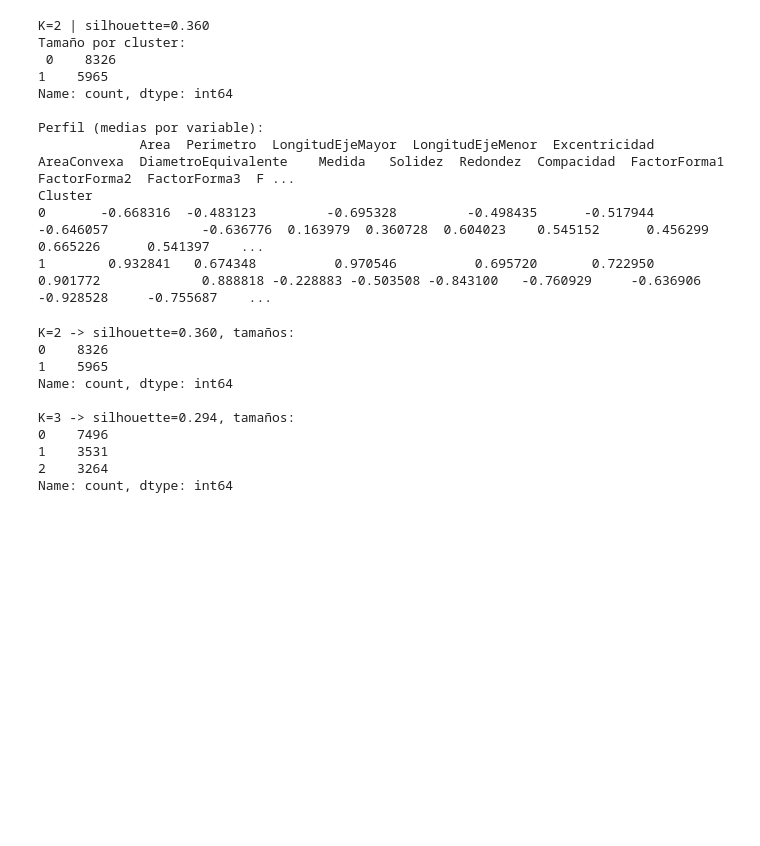
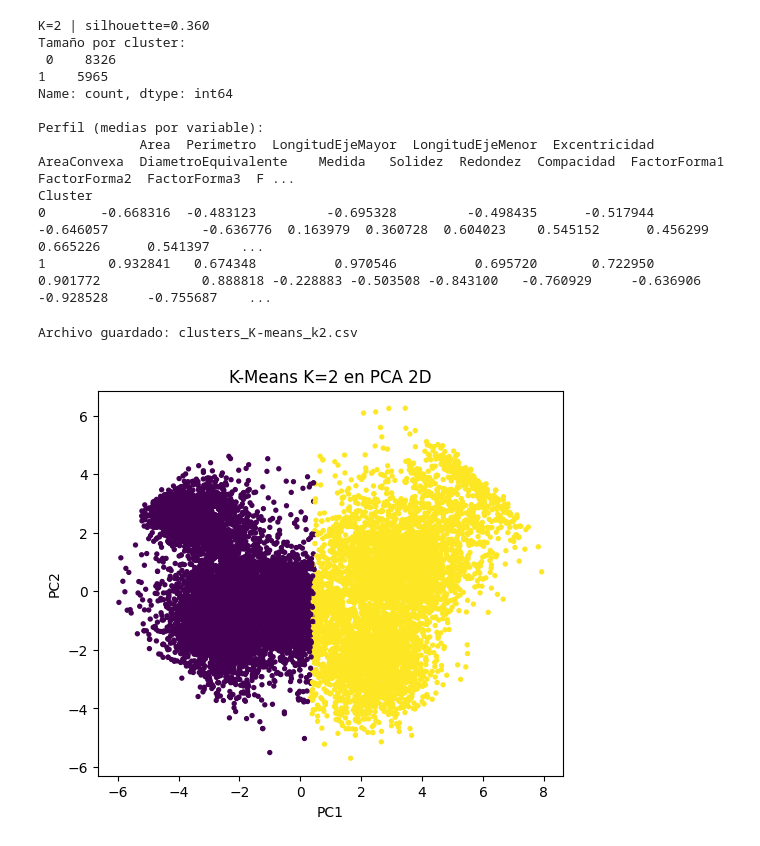
Before and after one commit to julianaduranl/Laboratorio2_G38, a Jupyter notebook: notebook.ipynb, the cells around one changed output. Cells and saved outputs as stored; diff of their text form; code cells hidden in the pictures; blank space fills up the shorter version.

```diff
--- a/notebook.ipynb
+++ b/notebook.ipynb
@@ -629,62 +627,27 @@ Perfil (medias por variable):
 Cluster
 0       -0.668316  -0.483123         -0.695328         -0.498435      -0.517944    -0.646057            -0.636776  0.163979  0.360728  0.604023    0.545152      0.456299      0.665226      0.541397    ...
 1        0.932841   0.674348          0.970546          0.695720       0.722950     0.901772             0.888818 -0.228883 -0.503508 -0.843100   -0.760929     -0.636906     -0.928528     -0.755687    ...
-# %%
-from sklearn.cluster import KMeans
-from sklearn.metrics import silhouette_score
-import pandas as pd
-
-def eval_k(k):
-    km = KMeans(n_clusters=k, init="k-means++", n_init=50, random_state=42)
-    labels = km.fit_predict(X)
-    sil = silhouette_score(X, labels)
-    sizes = pd.Series(labels).value_counts().sort_index()
-    return sil, sizes, labels
-
-sil2, sizes2, lab2 = eval_k(2)
-sil3, sizes3, lab3 = eval_k(3)
-
-print(f"K=2 -> silhouette={sil2:.3f}, tamaños:\n{sizes2}\n")
-print(f"K=3 -> silhouette={sil3:.3f}, tamaños:\n{sizes3}\n")
-# %% [output]
-K=2 -> silhouette=0.360, tamaños:
-0    8326
-1    5965
-Name: count, dtype: int64
-
-K=3 -> silhouette=0.294, tamaños:
-0    7496
-1    3531
-2    3264
-Name: count, dtype: int64
 # %%
-import pandas as pd
-from sklearn.cluster import KMeans
-from sklearn.metrics import silhouette_score
-
-# 1) Entrenar definitivo con K=2
-K = 2
-km = KMeans(n_clusters=K, init="k-means++", n_init=50, random_state=42)
-labels = km.fit_predict(X)
-
-df["Cluster"] = labels
-sil = silhouette_score(X, labels)
-sizes = pd.Series(labels).value_counts().sort_index()
-
-print(f"K={K} | silhouette={sil:.3f}")
-print("Tamaño por cluster:\n", sizes)
-
-# 2) Perfiles (medias por variable en X: z-scores en continuas; proporciones en dummies)
-profile = pd.DataFrame(X, columns=X.columns).assign(Cluster=labels).groupby("Cluster").mean()
-diff = (profile.loc[1] - profile.loc[0]).sort_values(ascending=False)
-
-print("\nPerfil (medias por variable):")
-print(profile.to_string())
-
-print("\nVariables que más diferencian (Cluster1 - Cluster0):")
-print(diff.to_string())
-
-# 3) (opcional) Exportar resultados para el reporte
-out = df[["ID","Cluster"]].copy() if "ID" in df.columns else pd.DataFrame({"Cluster": labels})
+out = pd.DataFrame({
+        "ID": df["ID"].astype(str),
+        "Cluster": labels
+    })
 out.to_csv("clusters_K-means_k2.csv", index=False)
 print("\nArchivo guardado: clusters_K-means_k2.csv")
+# %% [output]
+Archivo guardado: clusters_K-means_k2.csv
+# %%
+from sklearn.decomposition import PCA
+import matplotlib.pyplot as plt
+
+pca = PCA(n_components=2, random_state=42)
+Z = pca.fit_transform(X)
+
+plt.figure(figsize=(6,5))
+plt.scatter(Z[:, 0], Z[:, 1], c=labels, s=8)
+plt.title("K-Means K=2 en PCA 2D")
+plt.xlabel("PC1")
+plt.ylabel("PC2")
+plt.show()
+# %% [output]
+[figure, added]
```
Also changed, not shown: parts of 6 cells of this notebook.
